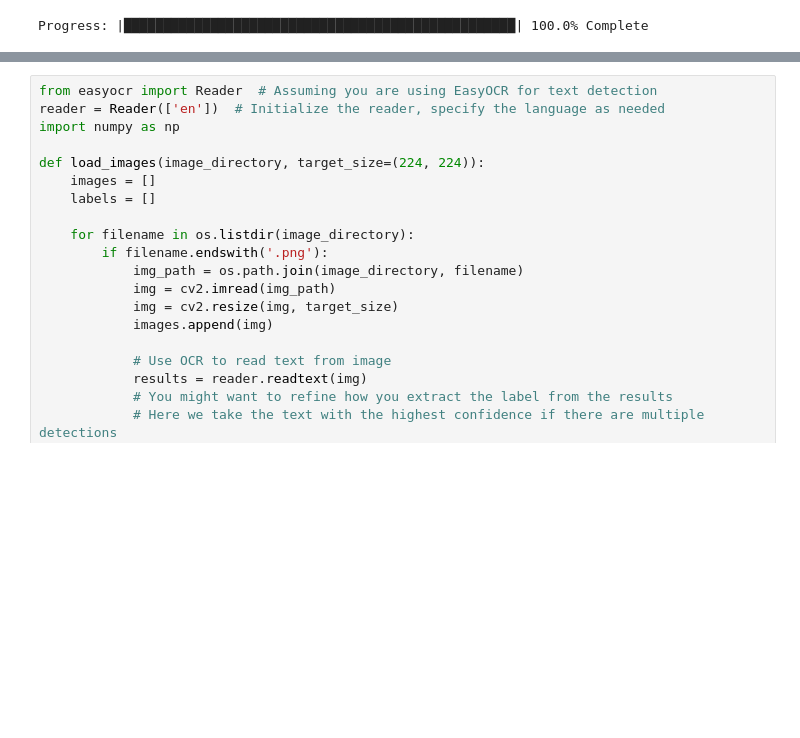
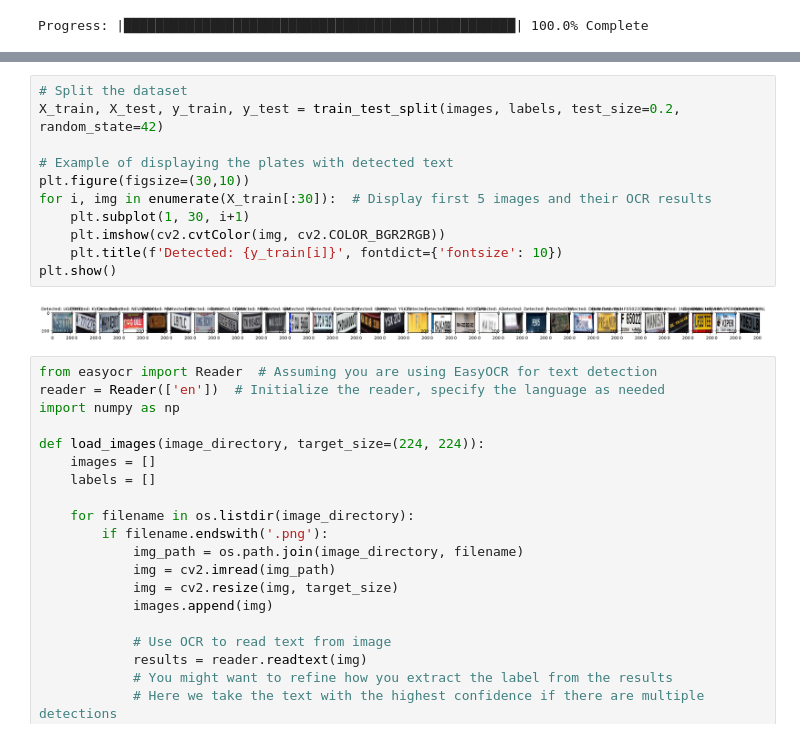
Before and after one commit to kreenatotala/CS4100_final_project, a Jupyter notebook: final_proj.ipynb, the cells around one changed output, grey strips where cells are left out. Cells and saved outputs as stored; diff of their text form; blank space fills up the shorter version.

```diff
--- a/final_proj.ipynb
+++ b/final_proj.ipynb
@@ -66,3 +125,16 @@ Progress: |███████████████████████
+# %%
+# Split the dataset
+X_train, X_test, y_train, y_test = train_test_split(images, labels, test_size=0.2, random_state=42)
+
+# Example of displaying the plates with detected text
+plt.figure(figsize=(30,10))
+for i, img in enumerate(X_train[:30]):  # Display first 5 images and their OCR results
+    plt.subplot(1, 30, i+1)
+    plt.imshow(cv2.cvtColor(img, cv2.COLOR_BGR2RGB))
+    plt.title(f'Detected: {y_train[i]}', fontdict={'fontsize': 10})
+plt.show()
+# %% [output]
+[figure, added]
 # %%
 from easyocr import Reader  # Assuming you are using EasyOCR for text detection
 reader = Reader(['en'])  # Initialize the reader, specify the language as needed
```
Also changed, not shown: parts of 3 cells of this notebook, 1 other file.
